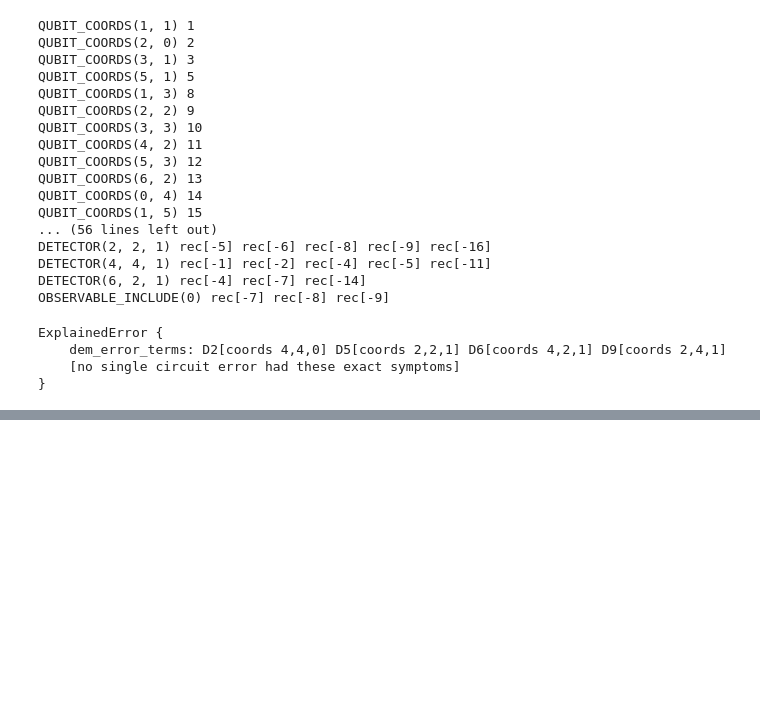
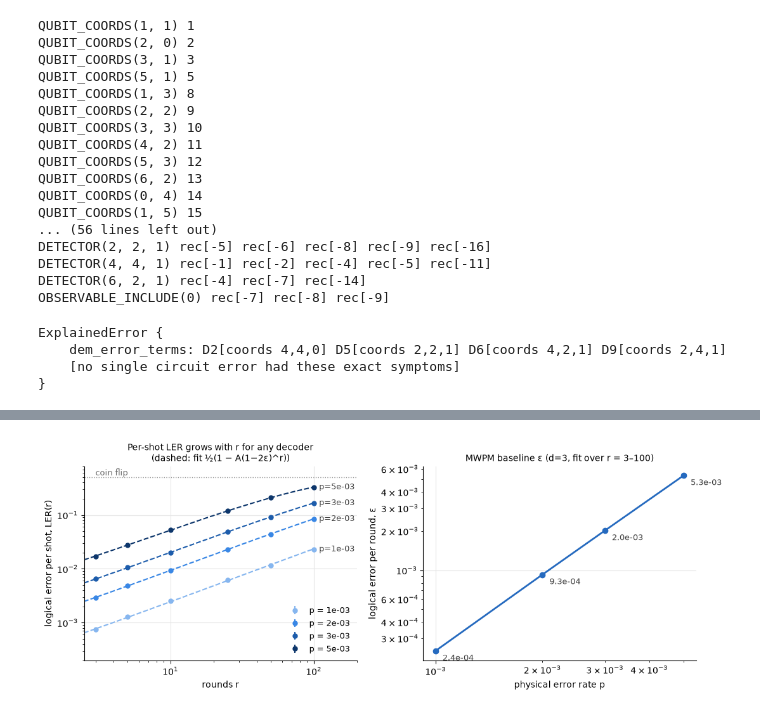
Before and after one commit to cbriice/capstone-research-assistant, a Jupyter notebook: code/mwpm.ipynb, the cells around one changed output, grey strips where cells are left out. Saved outputs shown, nothing was run; the diff lists cells and outputs as text; code cells hidden in the pictures; blank space fills up the shorter version.

```diff
--- a/code/mwpm.ipynb
+++ b/code/mwpm.ipynb
@@ -278,0 +377,46 @@ ExplainedError {
+# %%
+# ordinal blue ramp: lighter = lower p
+colors = dict(zip(p_list, ["#86b6ef", "#3987e5", "#1c5cab", "#0d366b"]))
+r_grid = np.linspace(1, max(rounds_list), 200)
+
+fig, (ax_ler, ax_eps) = plt.subplots(1, 2, figsize=(11, 4.2))
+
+for p, res in eps_results.items():
+    ler = res["failures"] / res["shots"]
+    err = np.sqrt(ler * (1 - ler) / res["shots"])
+    c = colors[p]
+    ax_ler.errorbar(rounds_list, ler, yerr=err, fmt="o", ms=5, color=c, label=f"p = {p:.0e}")
+    ax_ler.plot(r_grid, 0.5 * (1 - res["A"] * (1 - 2 * res["eps"]) ** r_grid), "--", lw=1.5, color=c)
+    ax_ler.annotate(f"p={p:.0e}", (rounds_list[-1], ler[-1]), xytext=(6, 0), textcoords="offset points",
+                    va="center", fontsize=9, color="0.25")
+ax_ler.axhline(0.5, color="0.6", lw=1, ls=":")
+ax_ler.text(3, 0.5, "coin flip", va="bottom", fontsize=9, color="0.4")
+ax_ler.set_xscale("log")
+ax_ler.set_yscale("log")
+ax_ler.set_xlabel("rounds r")
+ax_ler.set_ylabel("logical error per shot, LER(r)")
+ax_ler.set_title("Per-shot LER grows with r for any decoder\n(dashed: fit ½(1 − A(1−2ε)^r))", fontsize=10)
+ax_ler.set_xlim(2.5, 200)
+ax_ler.set_ylim(top=0.8)
+
+ps = np.array(p_list)
+eps = np.array([eps_results[p]["eps"] for p in p_list])
+eps_std = np.array([eps_results[p]["eps_std"] for p in p_list])
+ax_eps.errorbar(ps, eps, yerr=eps_std, fmt="o-", ms=6, lw=2, color="#256abf")
+for p, e in zip(ps, eps):
+    ax_eps.annotate(f"{e:.1e}", (p, e), xytext=(8, -4), textcoords="offset points", ha="left", va="top", fontsize=9, color="0.25")
+ax_eps.set_xscale("log")
+ax_eps.set_yscale("log")
+ax_eps.set_xlabel("physical error rate p")
+ax_eps.set_ylabel("logical error per round, ε")
+ax_eps.set_title(f"MWPM baseline ε (d={distance}, fit over r = {rounds_list[0]}–{rounds_list[-1]})", fontsize=10)
+
+for ax in (ax_ler, ax_eps):
+    ax.grid(True, which="major", color="0.9", lw=0.8)
+    for s in ("top", "right"):
+        ax.spines[s].set_visible(False)
+ax_ler.legend(frameon=False, fontsize=9, loc="lower right")
+fig.tight_layout()
+plt.show()
+# %% [output]
+[figure, added]
```
Also changed, not shown: parts of 4 cells of this notebook, 2 other files.
